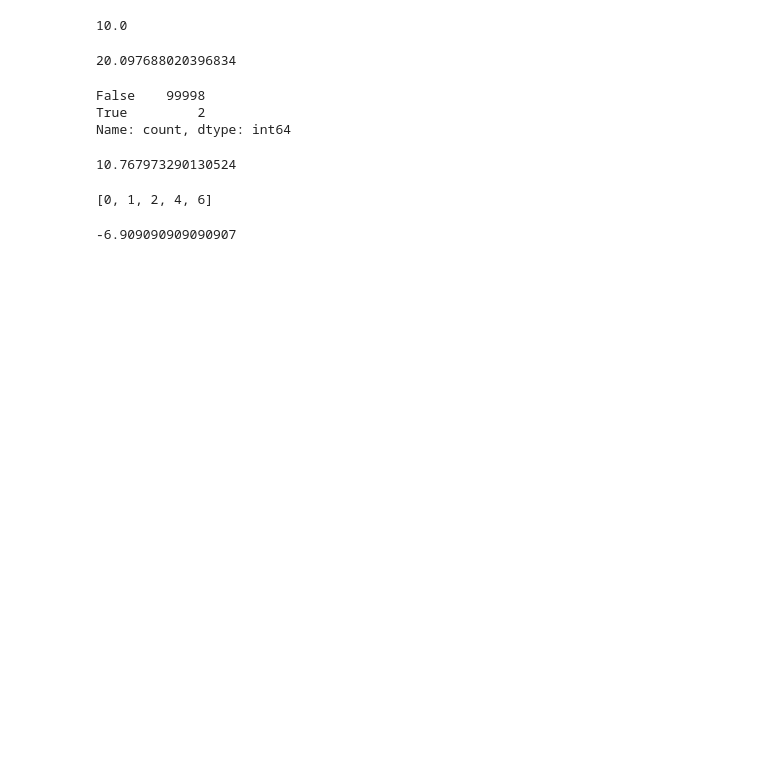
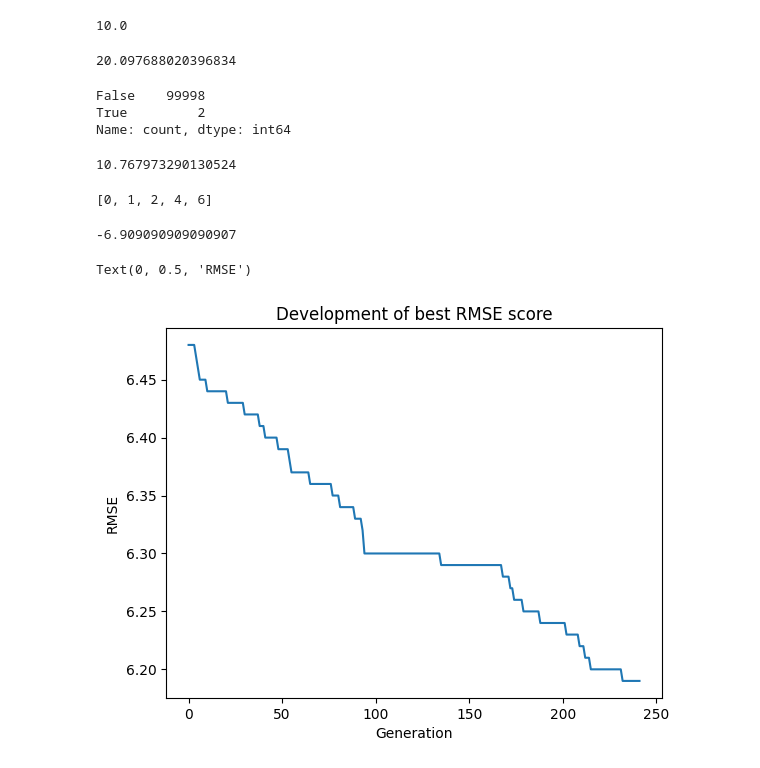
Before and after one commit to B-Moritz/ACIT4620_XAI_with_ANFIS, a Jupyter notebook: test_bees_optimization.ipynb, the cells around one changed output. Saved outputs shown, nothing was run; the diff lists cells and outputs as text; code cells hidden in the pictures; blank space fills up the shorter version.

```diff
--- a/test_bees_optimization.ipynb
+++ b/test_bees_optimization.ipynb
@@ -200,3 +229,12 @@ increment = abs(mean-quant)
 mean-increment
 # %% [output]
 -6.909090909090907
+# %%
+test = [6.48,6.48,6.48,6.48,6.47,6.46,6.45,6.45,6.45,6.45,6.44,6.44,6.44,6.44,6.44,6.44,6.44,6.44,6.44,6.44,6.44,6.43,6.43,6.43,6.43,6.43,6.43,6.43,6.43,6.43,6.42,6.42,6.42,6.42,6.42,6.42,6.42,6.42,6.41,6.41,6.41,6.40,6.40,6.40,6.40,6.40,6.40,6.40,6.39,6.39,6.39,6.39,6.39,6.39,6.38,6.37,6.37,6.37,6.37,6.37,6.37,6.37,6.37,6.37,6.37,6.36,6.36,6.36,6.36,6.36,6.36,6.36,6.36,6.36,6.36,6.36,6.36,6.35,6.35,6.35,6.35,6.34,6.34,6.34,6.34,6.34,6.34,6.34,6.34,6.33,6.33,6.33,6.33,6.32,6.30,6.30,6.30,6.30,6.30,6.30,6.30,6.30,6.30,6.30,6.30,6.30,6.30,6.30,6.30,6.30,6.30,6.30,6.30,6.30,6.30,6.30,6.30,6.30,6.30,6.30,6.30,6.30,6.30,6.30,6.30,6.30,6.30,6.30,6.30,6.30,6.30,6.30,6.30,6.30,6.30,6.29,6.29,6.29,6.29,6.29,6.29,6.29,6.29,6.29,6.29,6.29,6.29,6.29,6.29,6.29,6.29,6.29,6.29,6.29,6.29,6.29,6.29,6.29,6.29,6.29,6.29,6.29,6.29,6.29,6.29,6.29,6.29,6.29,6.28,6.28,6.28,6.28,6.27,6.27,6.26,6.26,6.26,6.26,6.26,6.25,6.25,6.25,6.25,6.25,6.25,6.25,6.25,6.25,6.24,6.24,6.24,6.24,6.24,6.24,6.24,6.24,6.24,6.24,6.24,6.24,6.24,6.24,6.23,6.23,6.23,6.23,6.23,6.23,6.23,6.22,6.22,6.22,6.21,6.21,6.21,6.20,6.20,6.20,6.20,6.20,6.20,6.20,6.20,6.20,6.20,6.20,6.20,6.20,6.20,6.20,6.20,6.20,6.19,6.19,6.19,6.19,6.19,6.19,6.19,6.19,6.19,6.19]
+plt.plot(np.arange(len(test)), test)
+plt.title("Development of best RMSE score")
+plt.xlabel("Generation")
+plt.ylabel("RMSE")
+# %% [output]
+Text(0, 0.5, 'RMSE')
+[figure, added]
```
Also changed, not shown: parts of 16 cells of this notebook, 3 other files.
